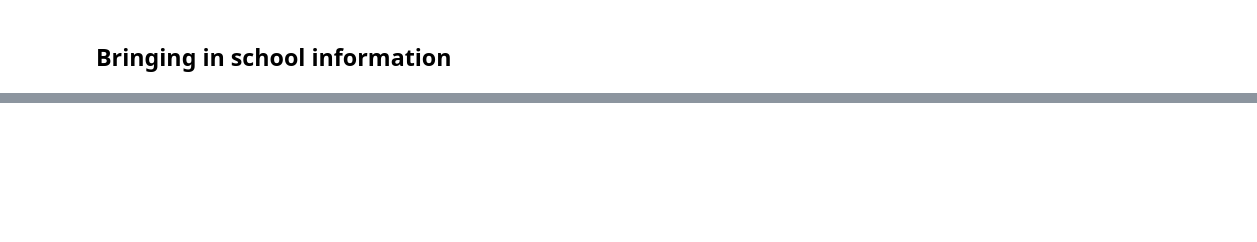
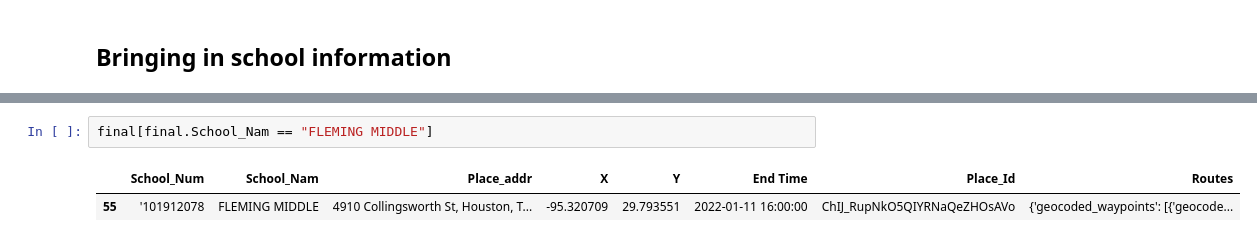
Before and after one commit to amyafan/HMW_Transit, a Jupyter notebook: prep/notebooks/2_Getting_Routes.ipynb, the cells around one changed output, grey strips where cells are left out. Cells and saved outputs as stored; diff of their text form; blank space fills up the shorter version.

```diff
--- a/prep/notebooks/2_Getting_Routes.ipynb
+++ b/prep/notebooks/2_Getting_Routes.ipynb
@@ -155,0 +62,5 @@ print(f"Number of legs: {len(legs)}")
+# %%
+final[final.School_Nam == "FLEMING MIDDLE"]
+# %% [output]
+|  | School_Num | School_Nam | Place_addr | X | Y | End Time | Place_Id | Routes |
+| 55 | '101912078 | FLEMING MIDDLE | 4910 Collingsworth St, Houston, T... | -95.320709 | 29.793551 | 2022-01-11 16:00:00 | ChIJ_RupNkO5QIYRNaQeZHOsAVo | {'geocoded_waypoints': [{'geocode... |
```
Also changed, not shown: parts of 22 cells of this notebook, 3 other files.
